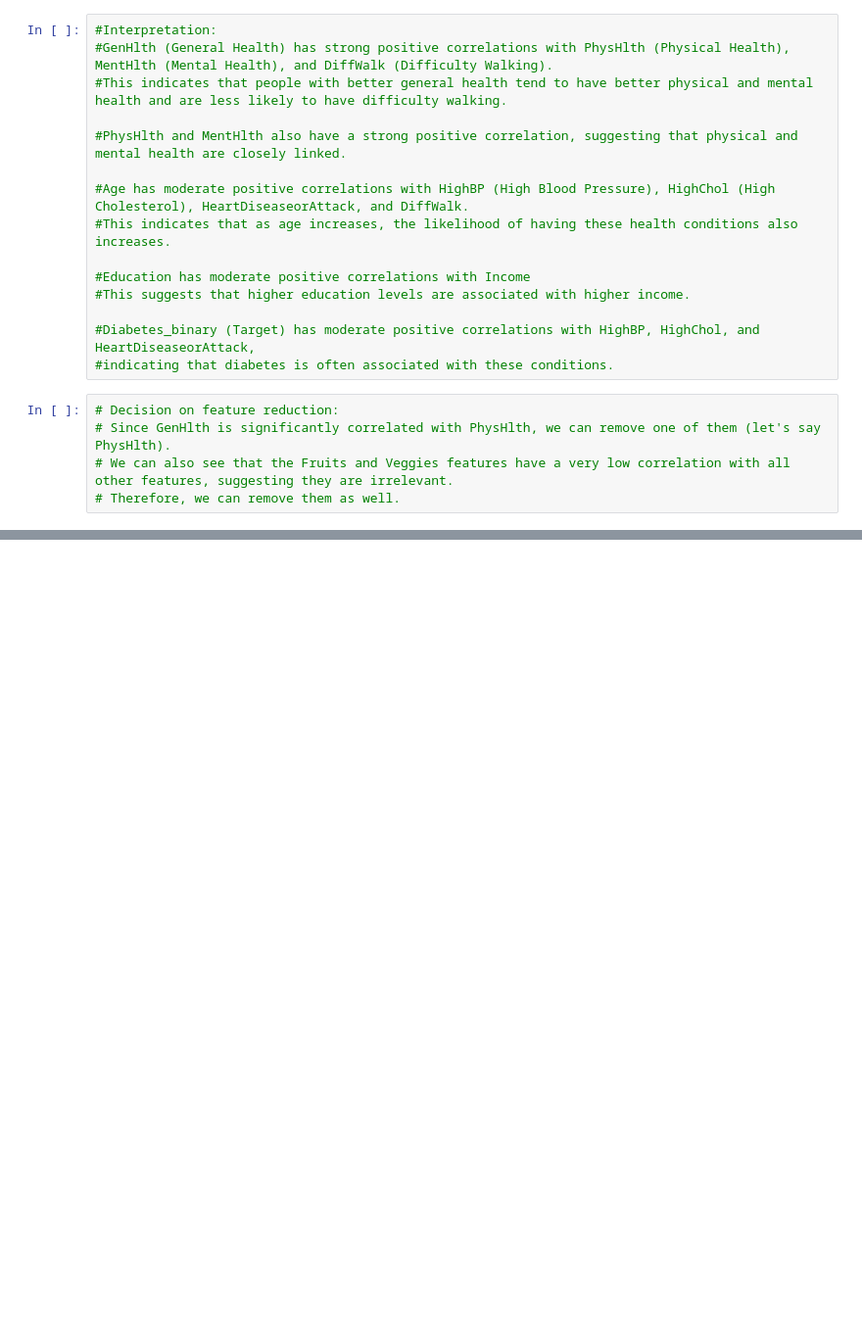
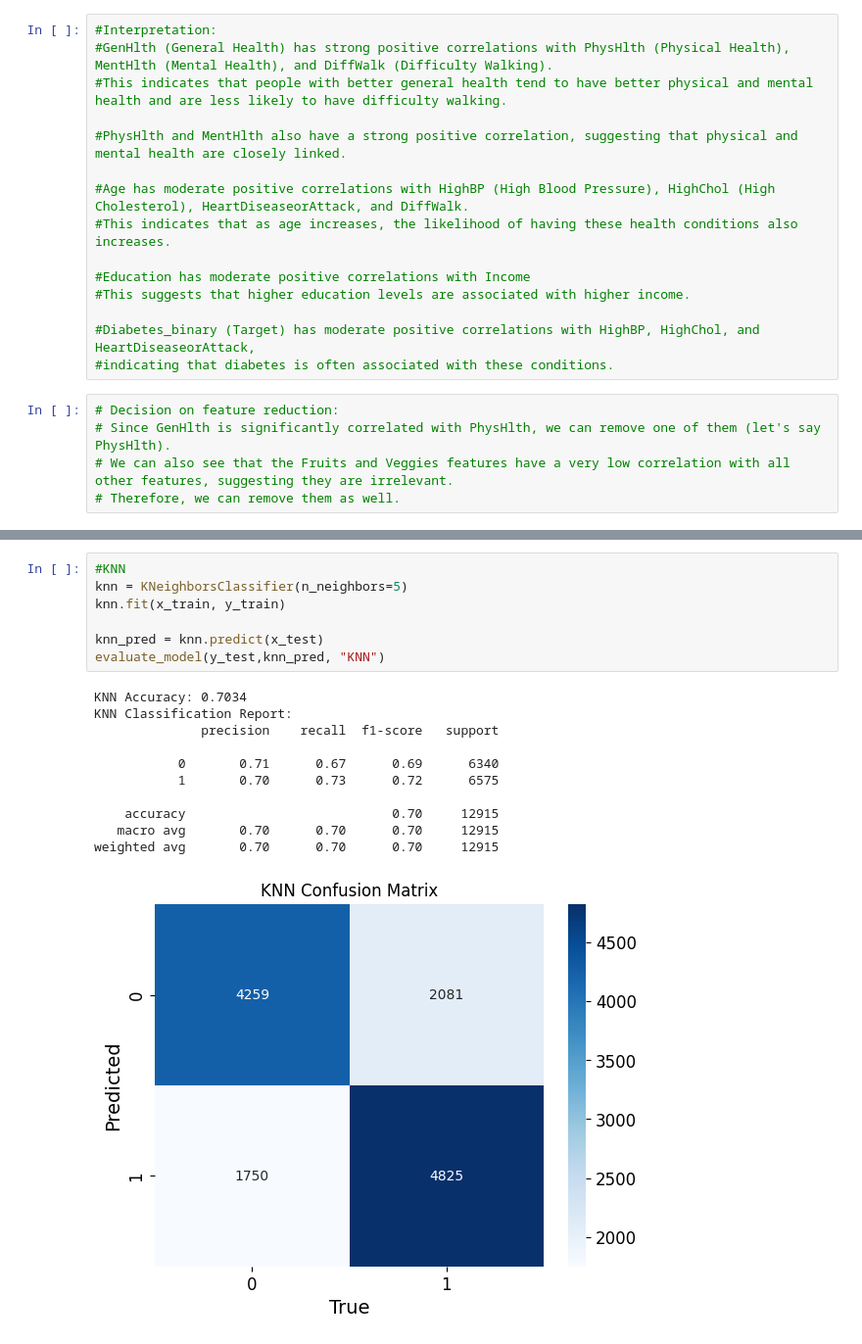
Before and after one commit to k23mhadh/DIABETES_ML_PROJECT, a Jupyter notebook: diabetes_classification.ipynb, the cells around one changed output, grey strips where cells are left out. Shown at 98% size. Saved outputs shown, nothing was run; the diff lists cells and outputs as text; blank space fills up the shorter version.

```diff
--- a/diabetes_classification.ipynb
+++ b/diabetes_classification.ipynb
@@ -270,0 +380,19 @@ Index(['Diabetes_binary', 'HighBP', 'HighChol', 'CholCheck', 'BMI', 'Smoker',
+# %%
+#KNN
+knn = KNeighborsClassifier(n_neighbors=5)
+knn.fit(x_train, y_train)
+
+knn_pred = knn.predict(x_test)
+evaluate_model(y_test,knn_pred, "KNN")
+# %% [output]
+KNN Accuracy: 0.7034
+KNN Classification Report:
+              precision    recall  f1-score   support
+
+           0       0.71      0.67      0.69      6340
+           1       0.70      0.73      0.72      6575
+
+    accuracy                           0.70     12915
+   macro avg       0.70      0.70      0.70     12915
+weighted avg       0.70      0.70      0.70     12915
+[figure, added]
```
Also changed, not shown: parts of 13 cells of this notebook.
